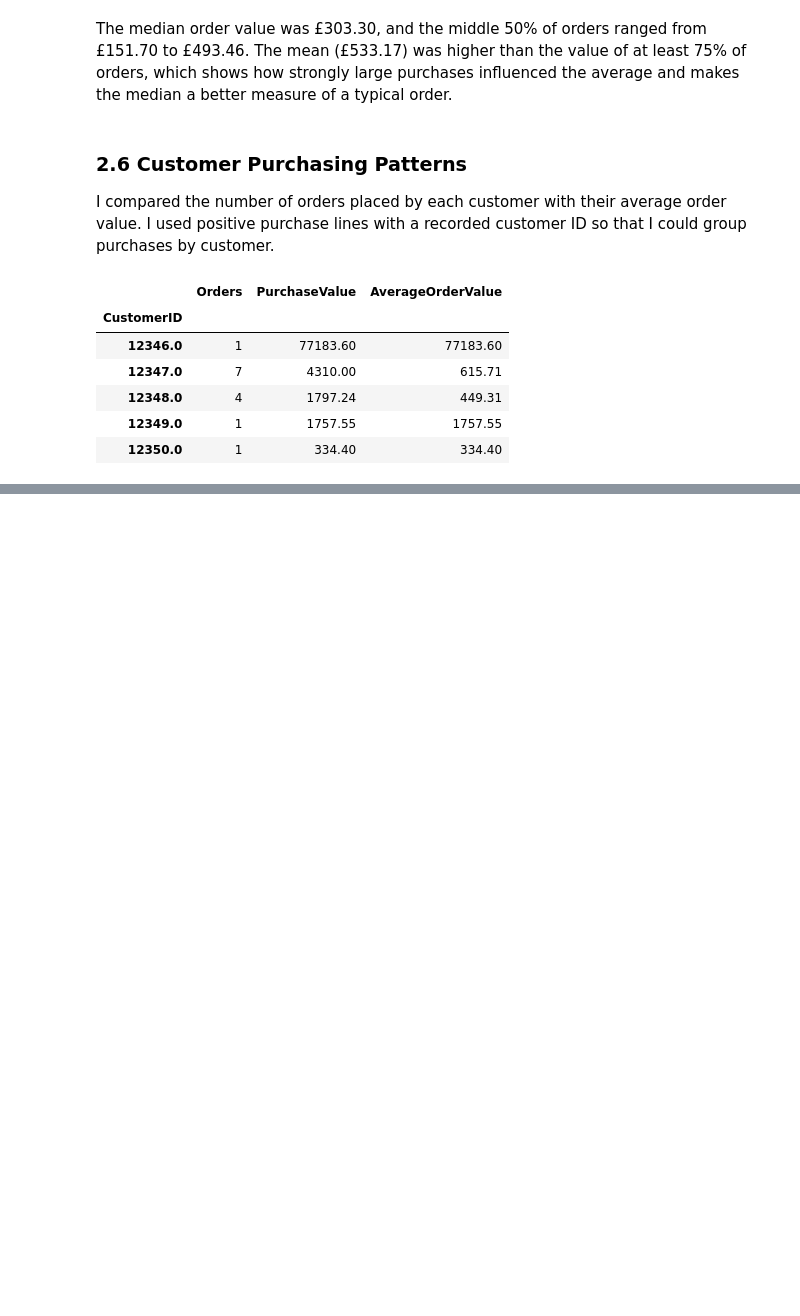
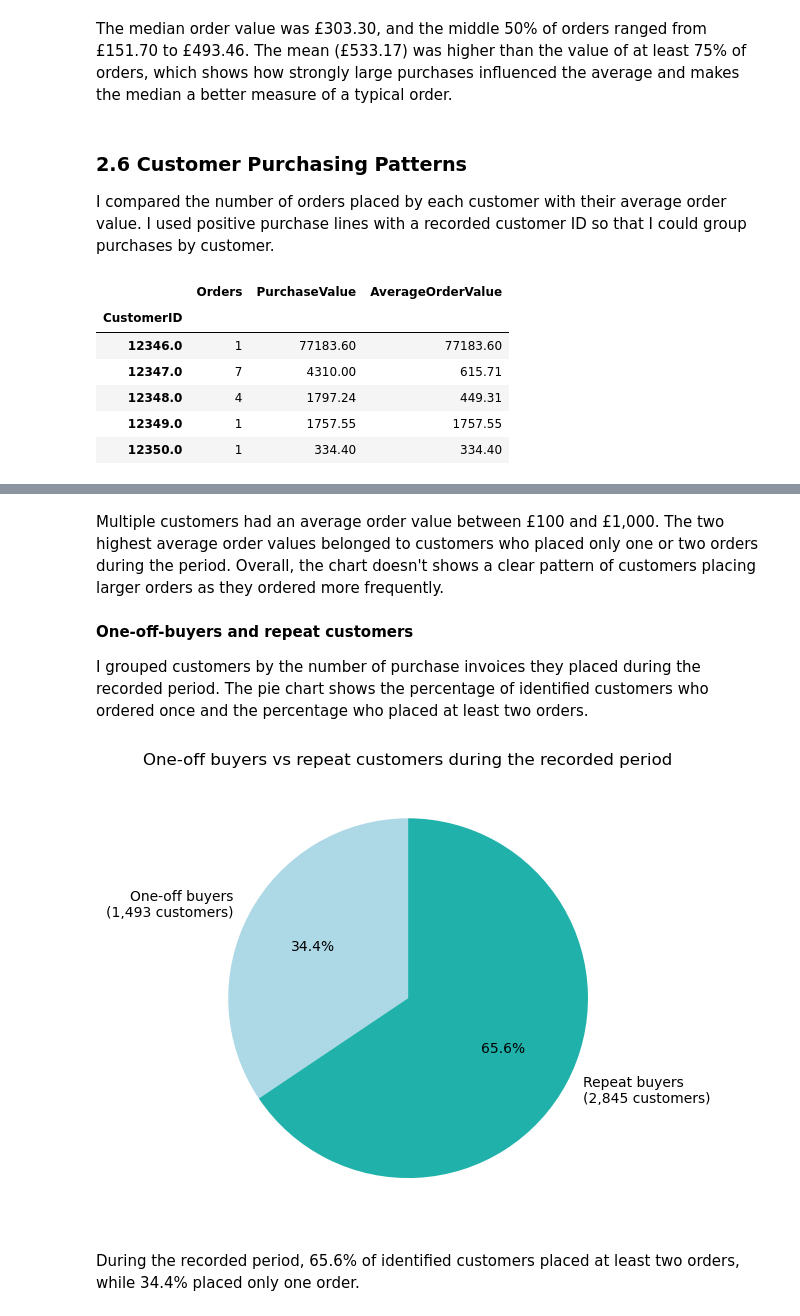
Before and after one commit to SelimBoujnah/CA-2-Data-visualisation-and-communication, a Jupyter notebook: CA CODE .ipynb, the cells around one changed output, grey strips where cells are left out. Saved outputs shown, nothing was run; the diff lists cells and outputs as text; code cells hidden in the pictures; blank space fills up the shorter version.

```diff
--- a/CA CODE .ipynb
+++ b/CA CODE .ipynb
@@ -617,0 +624,29 @@ plt.show()
+# %% [markdown]
+Multiple customers had an average order value between £100 and £1,000. The two highest average order values belonged to customers who placed only one or two orders during the period. Overall, the chart doesn't shows a clear pattern of customers placing larger orders as they ordered more frequently.
+# %% [markdown]
+**One-off-buyers and repeat customers**
+
+I grouped customers by the number of purchase invoices they placed during the recorded period. The pie chart shows the percentage of identified customers who ordered once and the percentage who placed at least two orders.
+# %%
+# Count customers in each group
+one_off_buyers = (customer_summary["Orders"] == 1).sum()
+repeat = (customer_summary["Orders"] > 1).sum()
+
+plt.figure(figsize=(6, 5))
+plt.pie(
+    [one_off_buyers, repeat],
+    labels=[
+        f"One-off buyers\n({one_off_buyers:,} customers)",
+        f"Repeat buyers\n({repeat:,} customers)",
+    ],
+    autopct="%.1f%%",
+    colors=["lightblue", "lightseagreen"],
+    startangle=90,
+)
+plt.title("One-off buyers vs repeat customers during the recorded period")
+plt.tight_layout()
+plt.show()
+# %% [output]
+[figure, added]
+# %% [markdown]
+During the recorded period, 65.6% of identified customers placed at least two orders, while 34.4% placed only one order.
```
Also changed, not shown: parts of 1 cell of this notebook.
